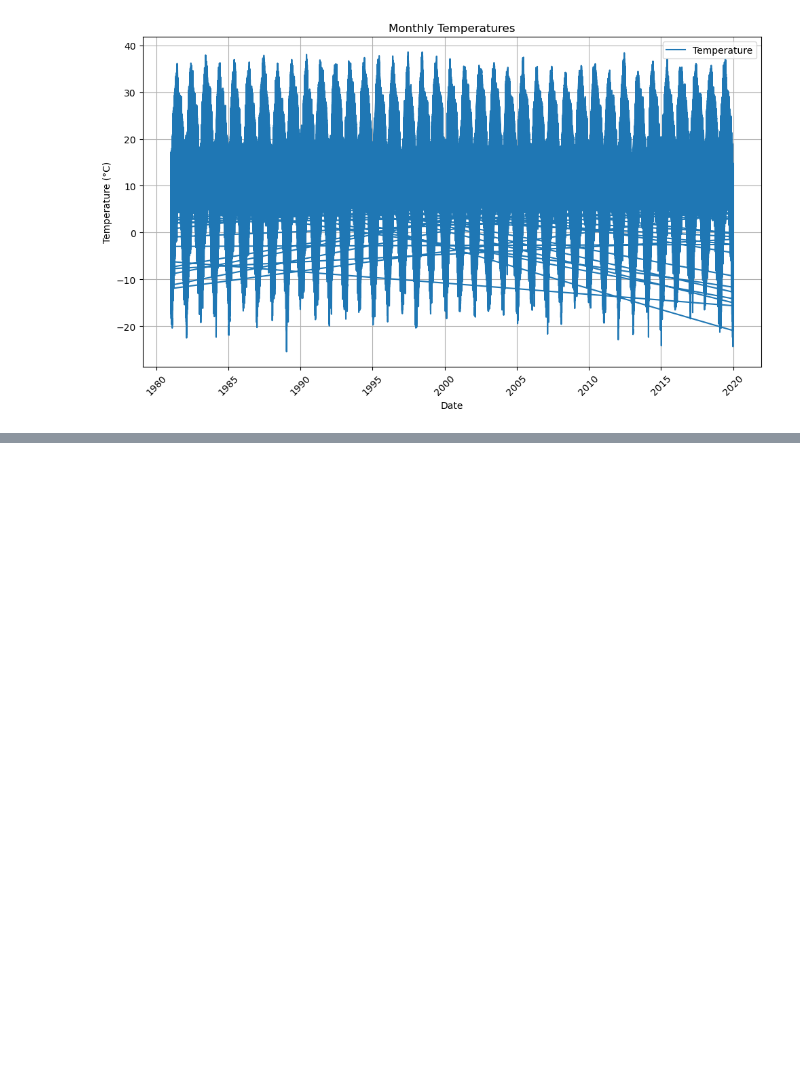
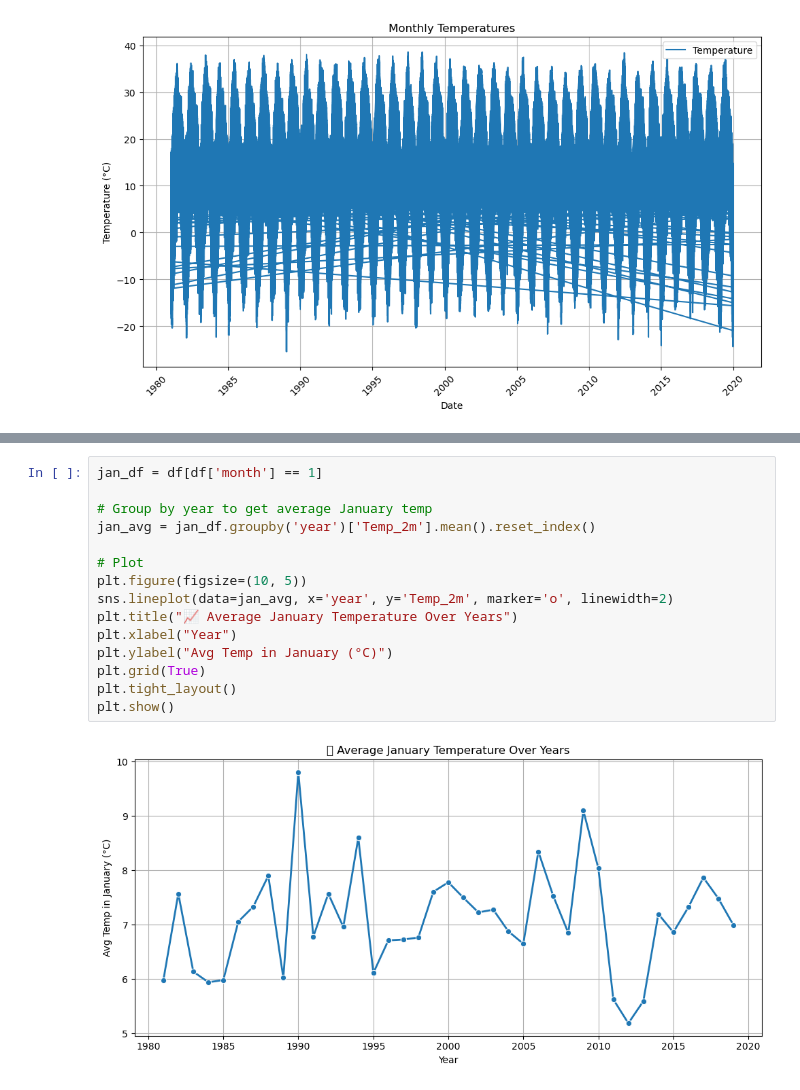
Before and after one commit to Omdena-NIC-Nepal/capstone-project-makaisuman, a Jupyter notebook: Temp_test.ipynb, the cells around one changed output, grey strips where cells are left out. Saved outputs shown, nothing was run; the diff lists cells and outputs as text; blank space fills up the shorter version.

```diff
--- a/Temp_test.ipynb
+++ b/Temp_test.ipynb
@@ -348,0 +367,17 @@ DeltaGenerator()
+# %%
+jan_df = df[df['month'] == 1]
+
+# Group by year to get average January temp
+jan_avg = jan_df.groupby('year')['Temp_2m'].mean().reset_index()
+
+# Plot
+plt.figure(figsize=(10, 5))
+sns.lineplot(data=jan_avg, x='year', y='Temp_2m', marker='o', linewidth=2)
+plt.title("📈 Average January Temperature Over Years")
+plt.xlabel("Year")
+plt.ylabel("Avg Temp in January (°C)")
+plt.grid(True)
+plt.tight_layout()
+plt.show()
+# %% [output]
+[figure, added]
```
Also changed, not shown: parts of 10 cells of this notebook, 7 other files.
